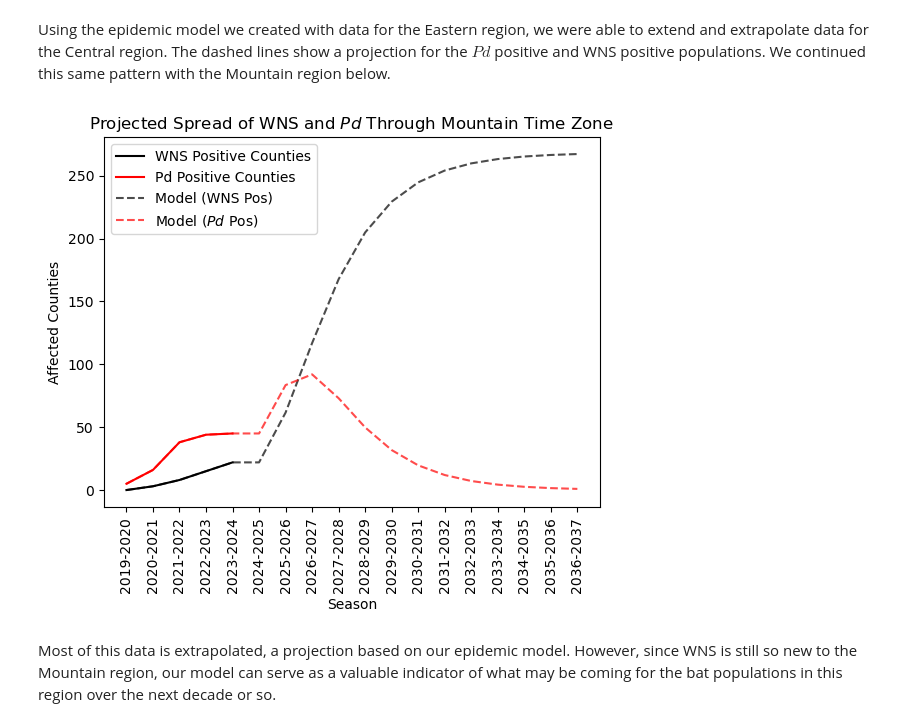
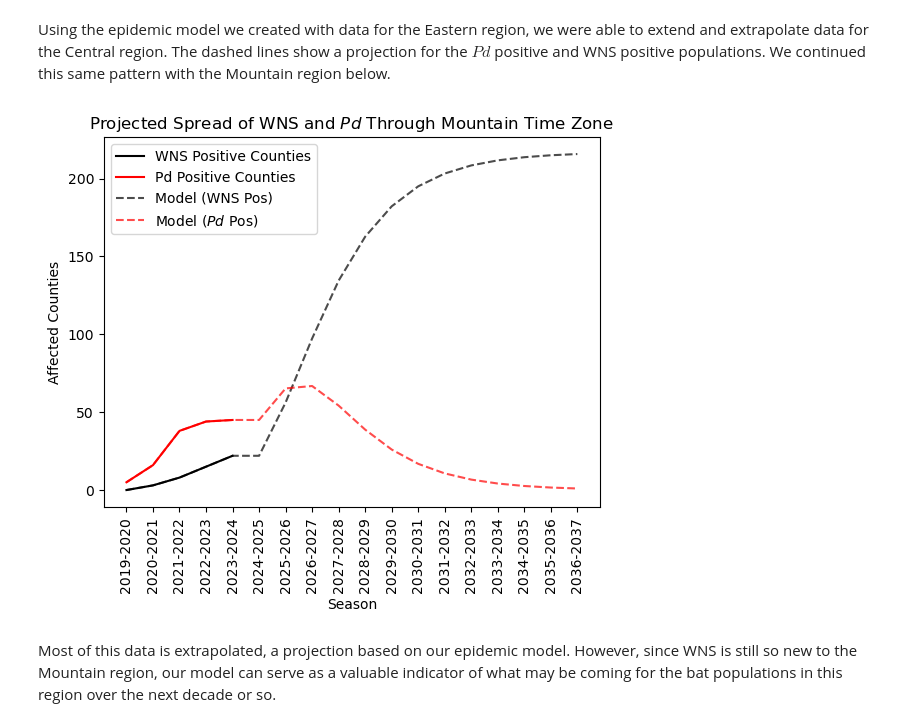
Before and after one commit to sstrode03/sstrode03.github.io, a Jupyter notebook: WNS Gone Batty-model building.ipynb, the cells around one changed output. Drawn from its saved outputs; the diff is of its cells as text; code cells hidden in the pictures.

```diff
--- a/WNS Gone Batty-model building.ipynb
+++ b/WNS Gone Batty-model building.ipynb
@@ -183,7 +183,7 @@ df_mountain = df4[df4['pd_pos'] > 0]
 
 
 # Use intial conditons of last staus season
-hpw_0 = [214, 45, 22]
+hpw_0 = [168, 45, 22]
 
 #Create list for axis labels
 axis = ['2019-2020','2020-2021','2021-2022','2022-2023','2023-2024','2024-2025','2025-2026','2026-2027',
@@ -202,34 +202,34 @@ hpw = scipy.integrate.odeint(epidemic_rhs, hpw_0, remaining_int_t, args=(a, k))
 h = hpw[:,0]
 p = hpw[:,1]
 w = hpw[:,2]
 
 
 # Turn data frame into lists to be added to extrapolated data
 pd_pos = df_mountain['pd_pos'].tolist()
 wns_pos = df_mountain['wns_pos'].tolist()
 
 
 # Combine extrapolated data and current data to be plotted
 for extrapolated in p:
     pd_pos.append(extrapolated)
 
 for extrapolated in w:
     wns_pos.append(extrapolated)
 
 # Plot results
 plt.plot(df_mountain["status_season"], df_mountain["wns_pos"], label="WNS Positive Counties", color = 'black');
 plt.plot(df_mountain["status_season"], df_mountain["pd_pos"], label="Pd Positive Counties", color = 'red')
 plt.plot(wns_pos,'--', color = 'black', alpha = 0.7, label='Model (WNS Pos)')
 plt.plot(pd_pos, '--', color = 'red', alpha = 0.7, label='Model ($Pd$ Pos)')
 plt.xlabel('Season')
 plt.ylabel('Affected Counties')
 plt.title('Projected Spread of WNS and $Pd$ Through Mountain Time Zone')
 plt.xticks(axis_t, axis)
 plt.xticks(rotation = 90)
 plt.legend()
 plt.show()
 # %% [output]
-[figure, old version]
+[figure, new version]
 # %% [markdown]
 Most of this data is extrapolated, a projection based on our epidemic model. However, since WNS is still so new to the Mountain region, our model can serve as a valuable indicator of what may be coming for the bat populations in this region over the next decade or so.
 # %% [markdown]
```
Also changed, not shown: 3 other files.
